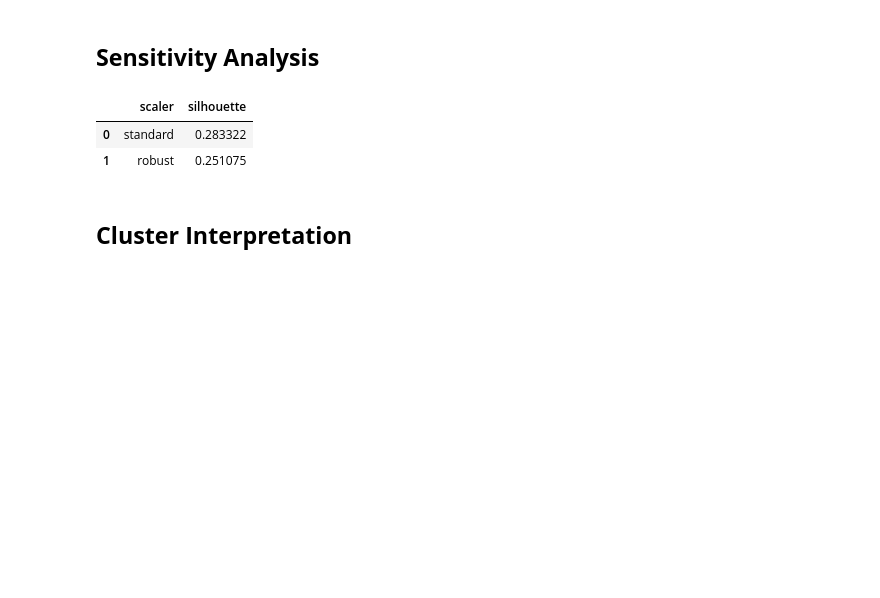
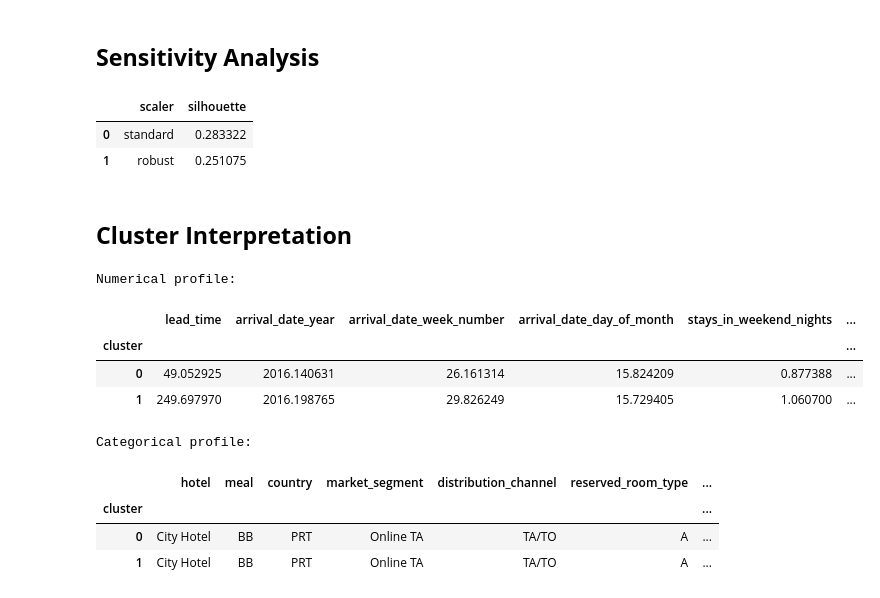
Before and after one commit to alexandreffs/UnsupervisedLearningProj, a Jupyter notebook: project.ipynb, the cells around one changed output. Drawn from its saved outputs; the diff is of its cells as text; code cells hidden in the pictures; blank space fills up the shorter version.

```diff
--- a/project.ipynb
+++ b/project.ipynb
@@ -443,3 +443,33 @@ pd.DataFrame(sensitivity_results)
 | 1 | robust | 0.251075 |
 # %% [markdown]
 ## **Cluster Interpretation**
+# %%
+best_k = 2
+kmeans = KMeans(n_clusters=2, random_state=42)
+labels = kmeans.fit_predict(X)
+
+df["cluster"] = labels
+
+# Numeric profile
+cluster_profile_num = df.groupby("cluster").mean(numeric_only=True)
+
+# Categorical profile
+cat_cols = df.select_dtypes(include=["object", "string"]).columns
+cluster_profile_cat = df.groupby("cluster")[cat_cols].agg(lambda x: x.mode()[0] if not x.mode().empty else None)
+
+print("Numerical profile:")
+display(cluster_profile_num)
+
+print("Categorical profile:")
+display(cluster_profile_cat)
+# %% [output]
+Numerical profile:
+|  | lead_time | arrival_date_year | arrival_date_week_number | arrival_date_day_of_month | stays_in_weekend_nights | ... |
+| cluster |  |  |  |  |  | ... |
+| 0 | 49.052925 | 2016.140631 | 26.161314 | 15.824209 | 0.877388 | ... |
+| 1 | 249.697970 | 2016.198765 | 29.826249 | 15.729405 | 1.060700 | ... |
+Categorical profile:
+|  | hotel | meal | country | market_segment | distribution_channel | reserved_room_type | ... |
+| cluster |  |  |  |  |  |  | ... |
+| 0 | City Hotel | BB | PRT | Online TA | TA/TO | A | ... |
+| 1 | City Hotel | BB | PRT | Online TA | TA/TO | A | ... |
```
